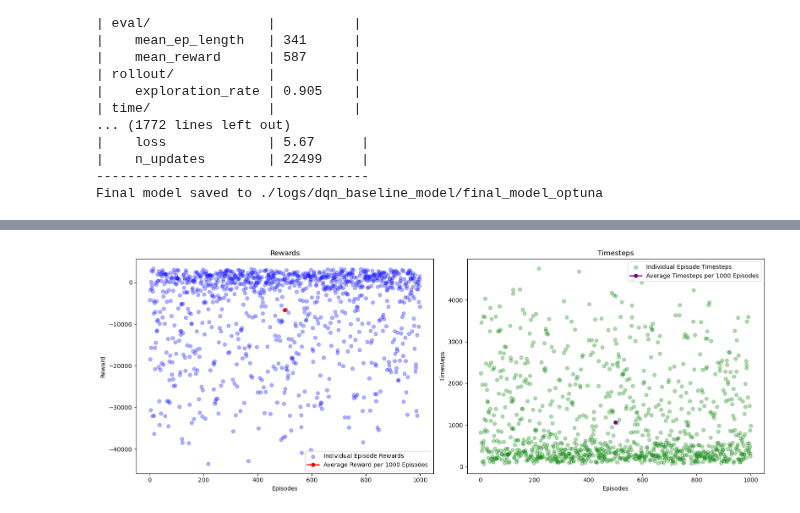
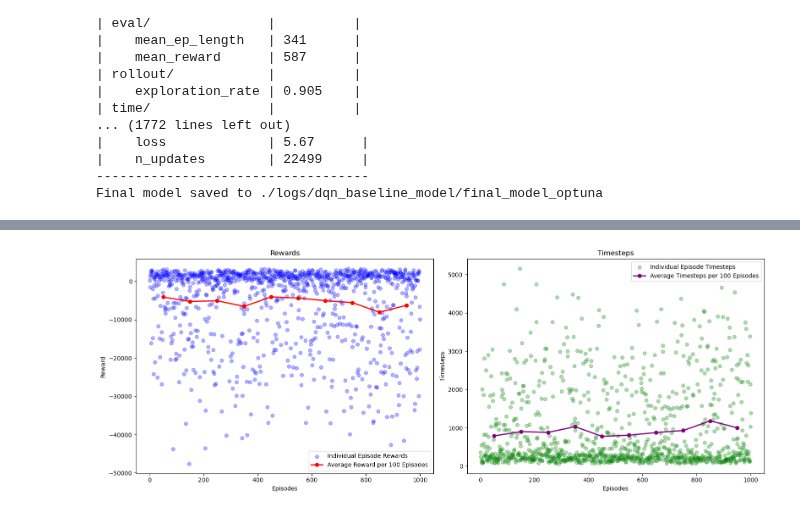
Before and after one commit to danieljames96/LaneSwitchRL-Simulation, a Jupyter notebook: notebooks/DQN_task1.ipynb, the cells around one changed output, grey strips where cells are left out. Cells and saved outputs as stored; diff of their text form; code cells hidden in the pictures.

```diff
--- a/notebooks/DQN_task1.ipynb
+++ b/notebooks/DQN_task1.ipynb
@@ -278,7 +278,7 @@ Average timesteps of 1000 episodes is 1064.
 # %%
-util.plot_test_dotplots(rewards=rewards, timesteps=timesteps, interval=1000)
+util.plot_test_dotplots(rewards=rewards, timesteps=timesteps, interval=100)
 # %% [output]
-[figure, old version]
+[figure, new version]
 # %%
 file_name = 'dqn_baseline_best_optuna_model_test_log.json'
 util.plot_test_boxplots(json_file=file_name)
```
Also changed, not shown: parts of 11 cells of this notebook.
